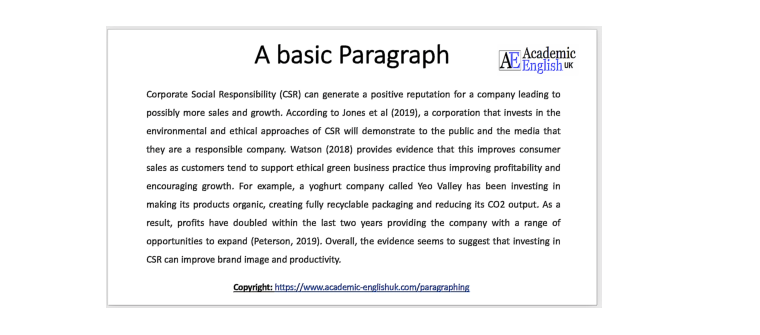
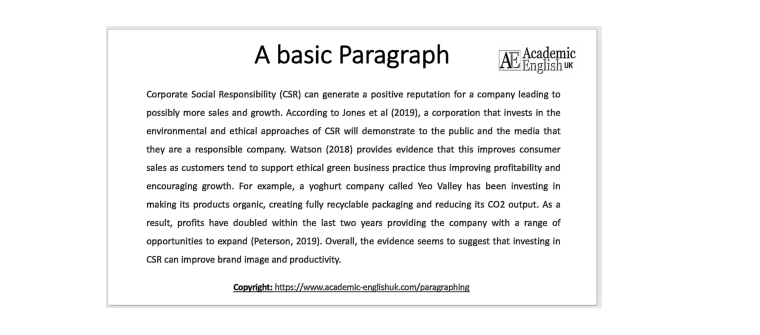
Before and after one commit to AlfazBloch/ML, a Jupyter notebook: embose.ipynb, the cells around one changed output. Drawn from its saved outputs; the diff is of its cells as text; code cells hidden in the pictures.

Commit message:
trying different images

```diff
--- a/embose.ipynb
+++ b/embose.ipynb
@@ -1,30 +1,30 @@
 # %%
 import cv2
 import matplotlib.pyplot as plt
 import numpy as np
 
-img=cv2.imread('paragraph.png',cv2.IMREAD_COLOR_RGB)
+img=cv2.imread('paragraph.png',cv2.IMREAD_GRAYSCALE)
 # img=cv2.imread('lion.jpg',cv2.IMREAD_GRAYSCALE)
 
 k1=np.array([
     [-2,-1,0],
     [-1,1,1],
     [0,1,2]])
 
 img1=cv2.filter2D(img,-1,k1)
 
 
 
 # diff_mask = np.any(img != img1,axis=-1)
 
 # changed_records = np.column_stack(np.where(diff_mask))
 
 # for y,x in changed_records:
 #     old_val = img[y,x]
 #     new_val = img1[y,x]
 #     print(f"Changed Pixel at (x={x},y={y}):{old_val}->{new_val}")
 
-plt.imshow(img1),plt.axis('off')
+plt.imshow(img1,cmap="gray"),plt.axis('off')
 plt.savefig("lion_embose.jpg")
 # %% [output]
-[figure, old version]
+[figure, new version]
```
Also changed, not shown: 1 other file.
